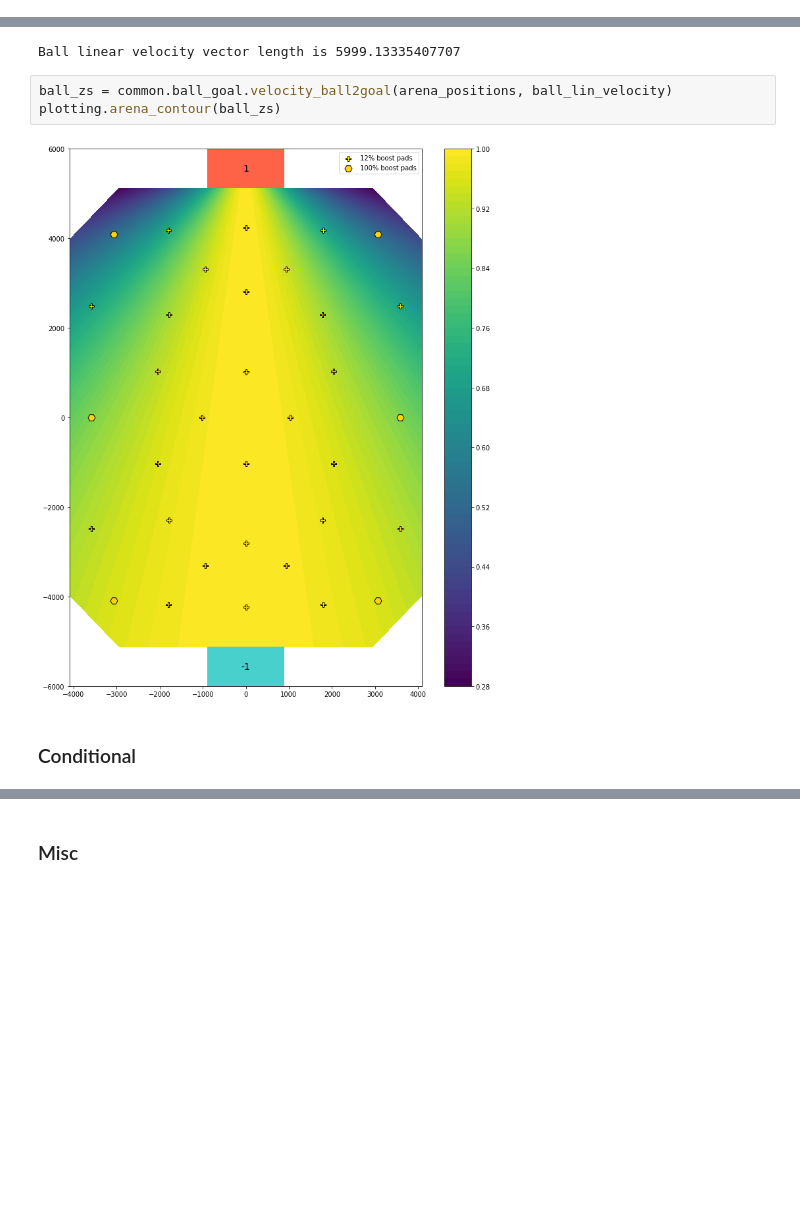
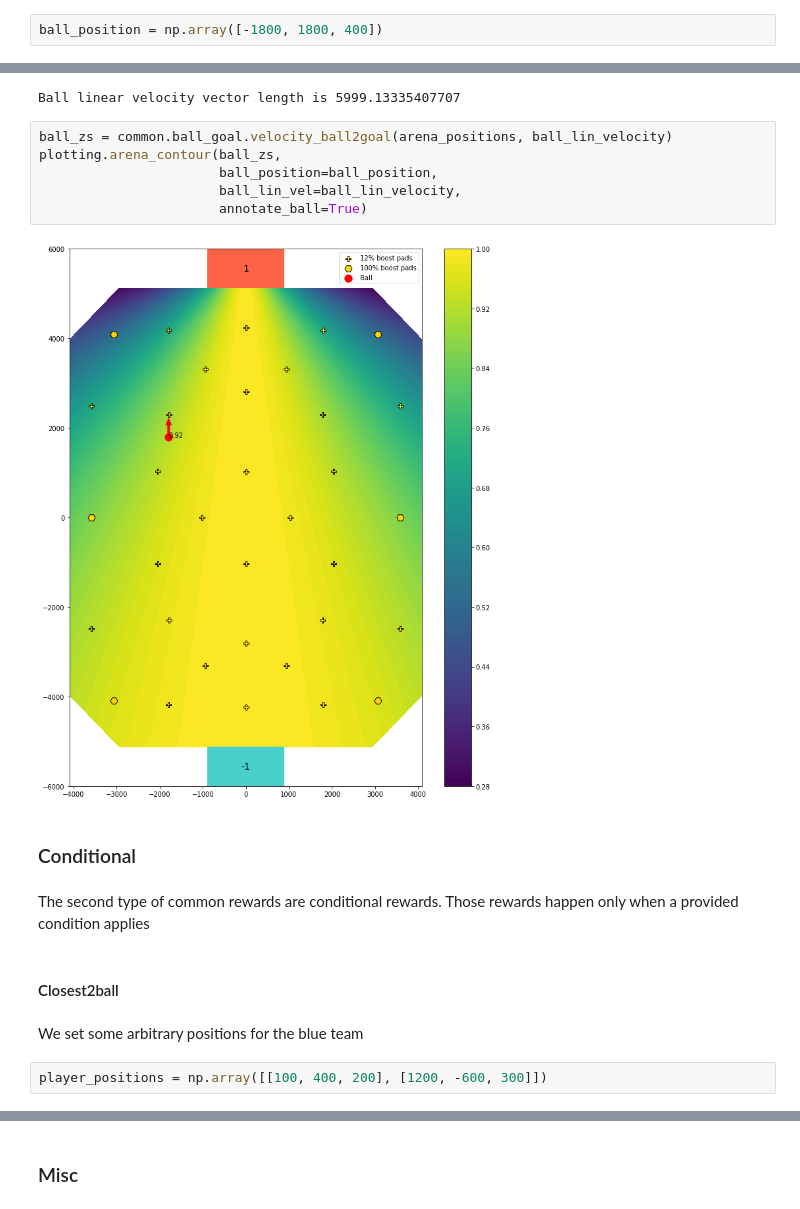
Before and after one commit to Enkhai/lucy-utils, a Jupyter notebook: examples/16_reward_shaping/analysis.ipynb, the cells around one changed output, grey strips where cells are left out. Cells and saved outputs as stored; diff of their text form; blank space fills up the shorter version.

Commit message:
Modified the contour plot and added descriptive examples for ball2goal rewards and closest2ball conditionals in the analysis notebook

```diff
--- a/examples/16_reward_shaping/analysis.ipynb
+++ b/examples/16_reward_shaping/analysis.ipynb
@@ -21,0 +36,2 @@ arena_positions = plotting.arena_positions
+# %%
+ball_position = np.array([-1800, 1800, 400])
@@ -48,8 +71,19 @@ assert ball_lin_velocity_vec_len <= common_values.BALL_MAX_SPEED, "Max ball line
 Ball linear velocity vector length is 5999.13335407707
 # %%
 ball_zs = common.ball_goal.velocity_ball2goal(arena_positions, ball_lin_velocity)
-plotting.arena_contour(ball_zs)
+plotting.arena_contour(ball_zs,
+                       ball_position=ball_position,
+                       ball_lin_vel=ball_lin_velocity,
+                       annotate_ball=True)
 # %% [output]
-[figure, old version]
+[figure, new version]
 # %% [markdown]
 ### Conditional
+# %% [markdown]
+The second type of common rewards are conditional rewards. Those rewards happen only when a provided condition applies
+# %% [markdown]
+#### Closest2ball
+# %% [markdown]
+We set some arbitrary positions for the blue team
+# %%
+player_positions = np.array([[100, 400, 200], [1200, -600, 300]])
```
Also changed, not shown: parts of 44 cells of this notebook, 3 other files.
